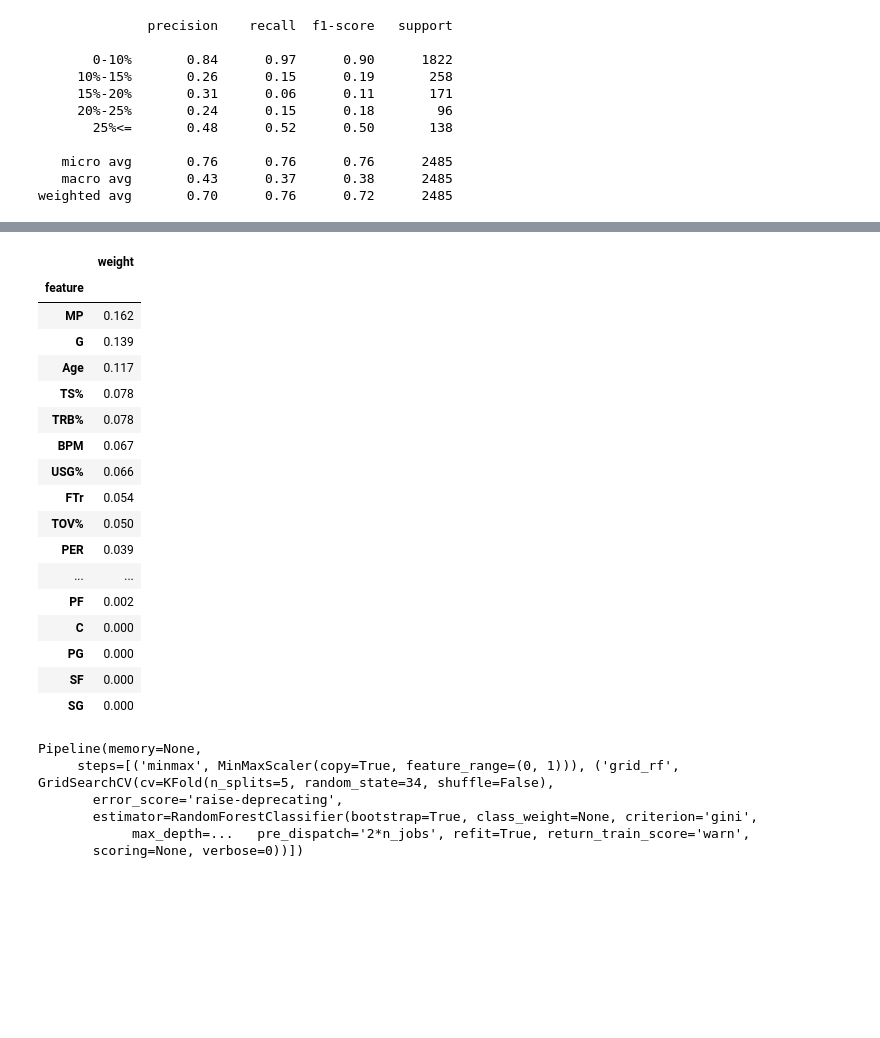
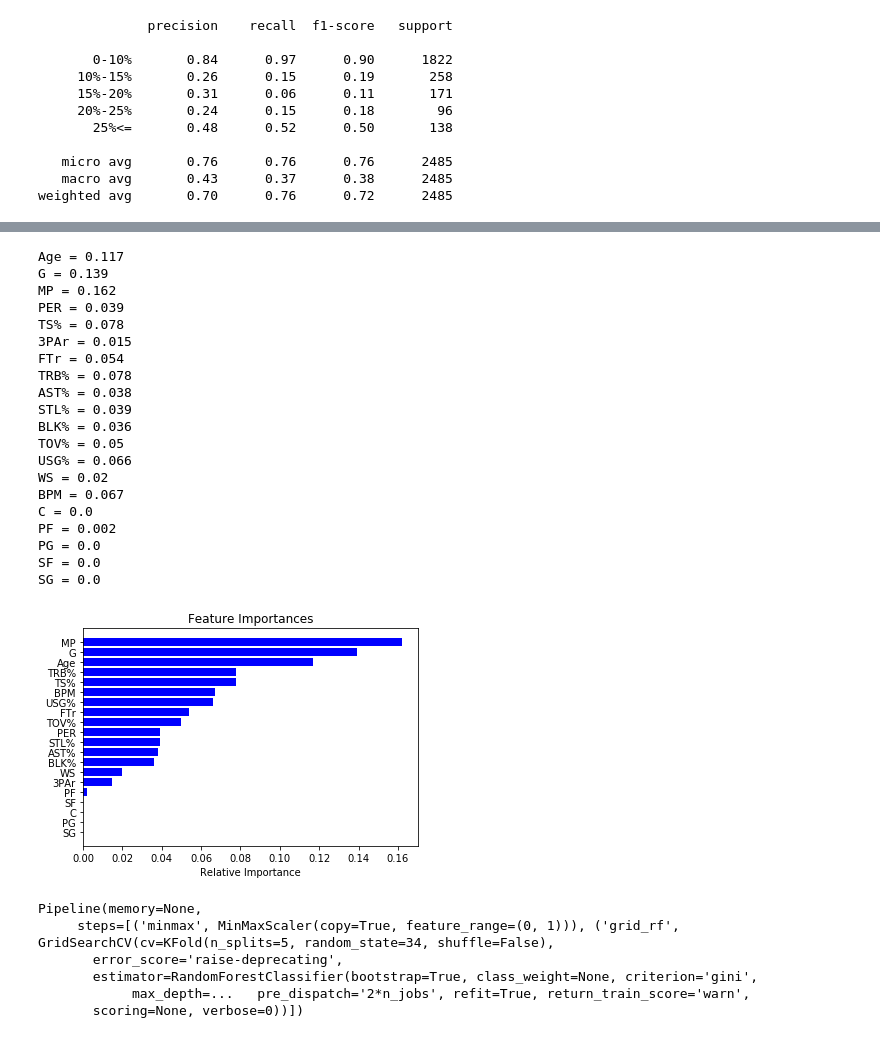
Before and after one commit to barcilla/NBA_Salary_Prediction, a Jupyter notebook: In-Depth Analysis/Capstone 1 In-Depth Analysis.ipynb, the cells around one changed output, grey strips where cells are left out. Cells and saved outputs as stored; diff of their text form; code cells hidden in the pictures; blank space fills up the shorter version.

```diff
--- a/In-Depth Analysis/Capstone 1 In-Depth Analysis.ipynb
+++ b/In-Depth Analysis/Capstone 1 In-Depth Analysis.ipynb
@@ -175,3 +185,14 @@ print(classification_report(y_test, ada_predict))
    micro avg       0.76      0.76      0.76      2485
    macro avg       0.43      0.37      0.38      2485
 weighted avg       0.70      0.76      0.72      2485
+# %%
+param_grid_ada = {'learning_rate':[.1],
+                  'n_estimators':[1000],
+                  'random_state':[34]}
+
+kfold = KFold(n_splits=5, random_state=34)
+grid = GridSearchCV(AdaBoostClassifier(), param_grid = param_grid_ada ,cv=kfold)
+
+pipe_ada = Pipeline(steps = [('minmax', MinMaxScaler()),
+                            ('grid', grid)])
+pipe_ada.fit(X_train, y_train)
@@ -178,27 +206,39 @@ weighted avg       0.70      0.76      0.72      2485
 # %%
-features_ada = pd.DataFrame()
-features_ada['feature'] = feature_names
-features_ada['weight'] = pipe_ada.steps[1][1].best_estimator_.feature_importances_
-features_ada.set_index('feature').sort_values('weight', ascending=False)
+for feature, importance in zip(feature_names, pipe_ada.steps[1][1].best_estimator_.feature_importances_):
+    print (feature, '=', importance)
 # %% [output]
-|  | weight |
-| feature |  |
-| MP | 0.162 |
-| G | 0.139 |
-| Age | 0.117 |
-| TS% | 0.078 |
-| TRB% | 0.078 |
-| BPM | 0.067 |
-| USG% | 0.066 |
-| FTr | 0.054 |
-| TOV% | 0.050 |
-| PER | 0.039 |
-| ... | ... |
-| PF | 0.002 |
-| C | 0.000 |
-| PG | 0.000 |
-| SF | 0.000 |
-| SG | 0.000 |
+Age = 0.117
+G = 0.139
+MP = 0.162
+PER = 0.039
+TS% = 0.078
+3PAr = 0.015
+FTr = 0.054
+TRB% = 0.078
+AST% = 0.038
+STL% = 0.039
+BLK% = 0.036
+TOV% = 0.05
+USG% = 0.066
+WS = 0.02
+BPM = 0.067
+C = 0.0
+PF = 0.002
+PG = 0.0
+SF = 0.0
+SG = 0.0
+# %%
+features = feature_names
+importances = pipe_ada.steps[1][1].best_estimator_.feature_importances_
+indices = np.argsort(importances)
+
+_ = plt.title('Feature Importances')
+_ = plt.barh(range(len(indices)), importances[indices], color='b', align='center')
+_ = plt.yticks(range(len(indices)), [features[i] for i in indices])
+_ = plt.xlabel('Relative Importance')
+plt.show()
+# %% [output]
+[figure, added]
 # %%
 param_grid_rf = {'max_features':['auto', 'sqrt', 'log2'],
                  'n_estimators':[500, 1000, 2000],
```
Also changed, not shown: parts of 15 cells of this notebook.
